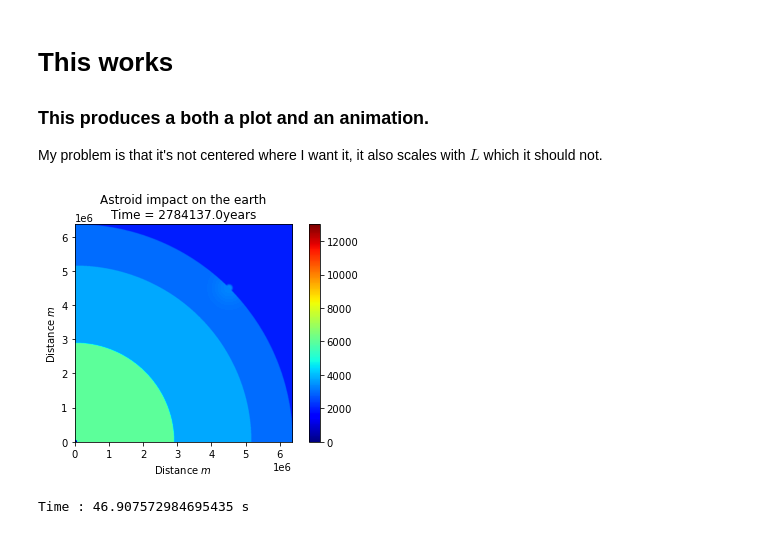
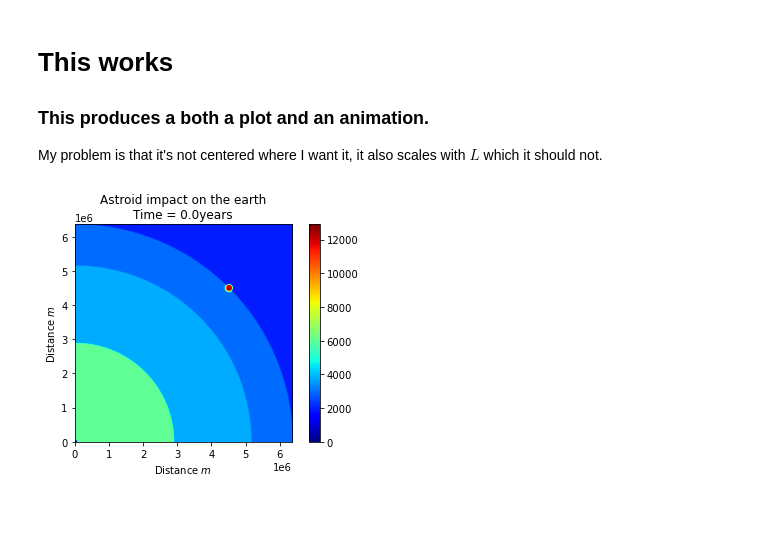
Before and after one commit to thesombady/HeatConduction, a Jupyter notebook: HeatConduction/Task2.ipynb, the cells around one changed output. Drawn from its saved outputs; the diff is of its cells as text; code cells hidden in the pictures.

```diff
--- a/HeatConduction/Task2.ipynb
+++ b/HeatConduction/Task2.ipynb
@@ -89,32 +97,43 @@ def Initialize(x,y, time=0.0000001):
     Temp = Heat3(x,y,T, Time = time,alpha = Alpha)
     return Temp
 
 cax = plt.imshow(Initialize(X,Y),extent = [0,6360e3,0,6360e3],
                 origin = "lower", animated=False, cmap = "jet",
                  interpolation = "bilinear")
 
 def updatefig3(*args):
     i = np.array(args[0])+0.000001
     if i != 0:
         a = Initialize(X, Y, i)
         cax.set_array(a)
         plt.title(f"Astroid impact on the earth\nTime = {round((i*4.4e11)/(60**2*24*7*52),0)}years")
         plt.xlabel(r"Distance $m$")
         plt.ylabel(r"Distance $m$")
         return fig,
     else:
         pass
+"""
 ani = FuncAnimation(fig, updatefig3, interval=1, frames = 200, blit=True)
 plt.colorbar()
 #This typ-loop tries to save the file, and depending on which machine you're using
 #the saving will work and save the corresponding .gif-file.
 try:
     ani.save('Task3windows.gif', fps=20, writer = 'pillow', extra_args=['-vcodec', 'libx264'])
 except:
     ani.save('Task3Mac.gif', fps=20, writer = 'pillow')
 
 plt.show()
 print("Time :", time.time()-start, "s")
+"""
+def Frame1():
+    cax = plt.imshow(Initialize(X,Y, time = 1),extent = [0,6360e3,0,6360e3],
+                origin = "lower", animated=False, cmap = "jet",
+                 interpolation = "bilinear")
+    plt.colorbar()
+    plt.title(f"Astroid impact on the earth\nTime = {round((10**4)/(60**2*24*7*52),0)}years")
+    plt.xlabel(r"Distance $m$")
+    plt.ylabel(r"Distance $m$")
+    plt.savefig("Task3mac.png")
+Frame1()
 # %% [output]
-[figure, old version]
+[figure, new version]
-Time : 46.907572984695435 s
```
Also changed, not shown: parts of 2 cells of this notebook, 5 other files.
